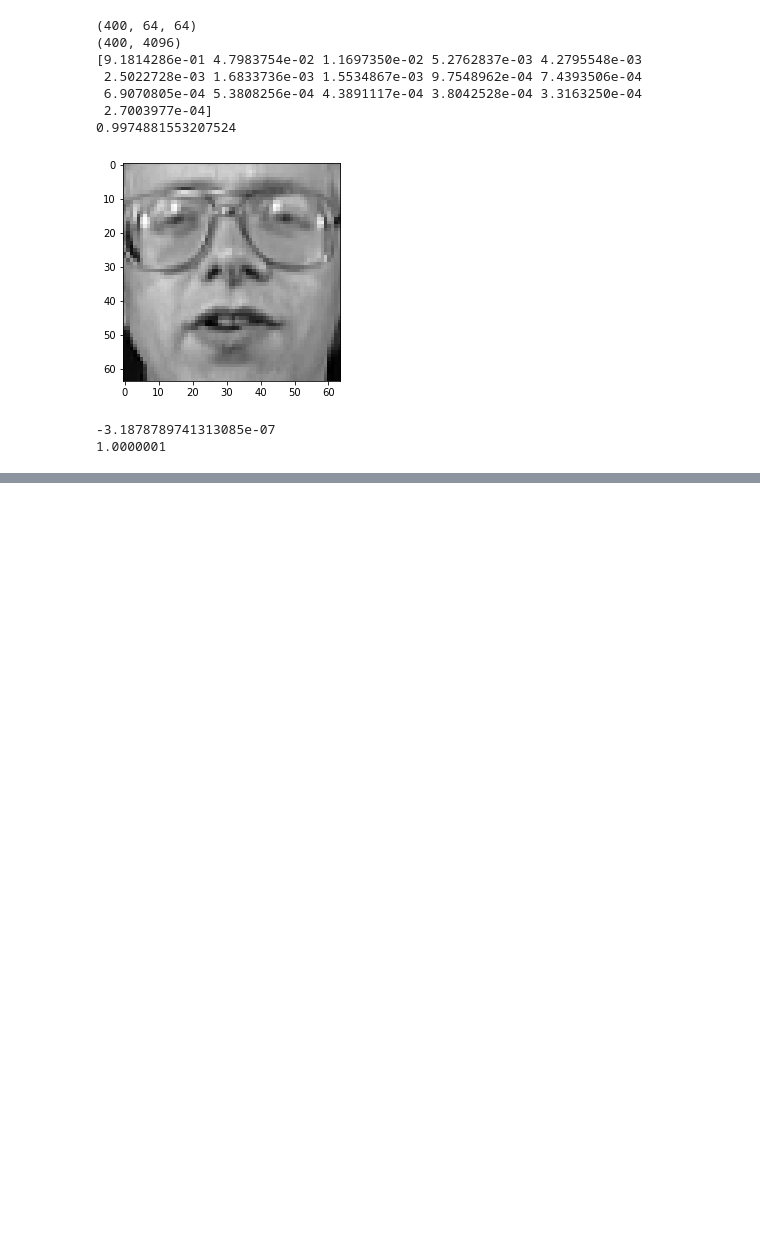
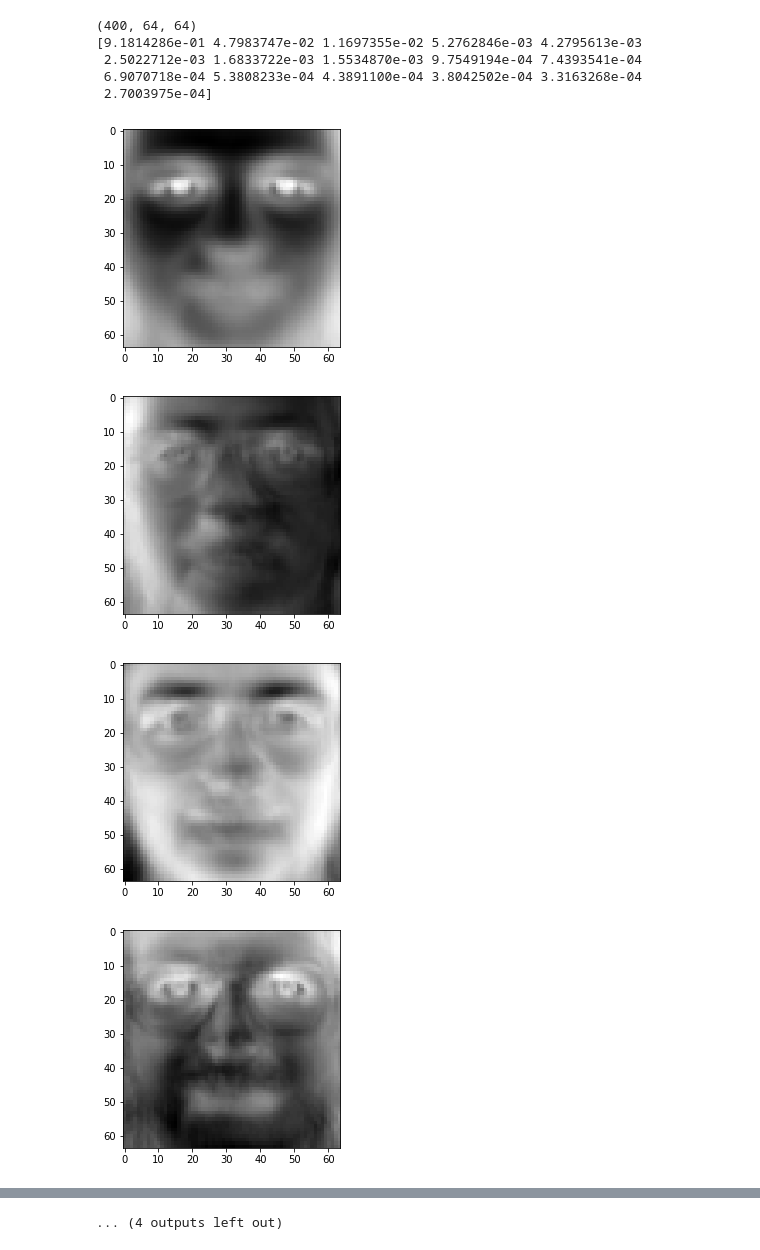
Before and after one commit to ishan-modi/image-reconstruction, a Jupyter notebook: image_reconstruction.ipynb, the cells around one changed output, grey strips where cells are left out. Drawn from its saved outputs; the diff is of its cells as text; code cells hidden in the pictures; blank space fills up the shorter version.

Commit message:
reconstruction top 16 vectors

```diff
--- a/image_reconstruction.ipynb
+++ b/image_reconstruction.ipynb
@@ -11,12 +11,10 @@ def zscore(m):
 
 def pca(matrix,shape):
     matrix = np.dot(matrix.T,matrix)/shape[0]
-    values,vectors=eig(matrix)
-
+    values,vectors=eigh(matrix)
+    vectors=np.asarray(vectors).T
     res = {values[i]: vectors[i] for i in range(len(values))}
-
-    od=OrderedDict(sorted(res.items()))
-
+    od=OrderedDict(sorted(res.items(),reverse=True))
     return od
 
 def show_img(vector):
@@ -39,12 +37,7 @@ def reconstruction(alphas,base_faces):
     else:
       temp+=base_faces[i]*alphas[i]
 
-    #temp=zscore(temp.reshape((1,temp.shape[0]))).reshape(-1)
-    #plt.subplot(5,5,i+1)
-
   show_img(temp)
-
-  #plt.show()
 # %%
 olivetti = fetch_olivetti_faces()
 
@@ -52,33 +45,30 @@ data = olivetti.images
 shape=data.shape
 print(shape)
 
+data=data.reshape(shape[0],shape[1]*shape[2])
+
 data = zscore(data.reshape(shape[0],shape[1]*shape[2]))
-#base_faces_dict = pca(data,shape)
-print(data.shape)
+base_faces_dict = pca(data,shape)
+
+################## Using Library ##########################
+
 pca = PCA(n_components = 16)
 matrix = np.dot(data.T,data)/shape[0]
 temp=pca.fit(matrix)
-base_faces=pca.components_
+base_faces_pca=pca.components_
 print(pca.explained_variance_ratio_)
-print(sum(pca.explained_variance_ratio_))
 # %% [output]
 (400, 64, 64)
-(400, 4096)
-[9.1814286e-01 4.7983754e-02 1.1697350e-02 5.2762837e-03 4.2795548e-03
- 2.5022728e-03 1.6833736e-03 1.5534867e-03 9.7548962e-04 7.4393506e-04
- 6.9070805e-04 5.3808256e-04 4.3891117e-04 3.8042528e-04 3.3163250e-04
- 2.7003977e-04]
-0.9974881553207524
+[9.1814286e-01 4.7983747e-02 1.1697355e-02 5.2762846e-03 4.2795613e-03
+ 2.5022712e-03 1.6833722e-03 1.5534870e-03 9.7549194e-04 7.4393541e-04
+ 6.9070718e-04 5.3808233e-04 4.3891100e-04 3.8042502e-04 3.3163268e-04
+ 2.7003975e-04]
-# %%
-show_img(data[10])
-sum=0
-for i in data[10]:
-    sum+=i
-print(sum/len(data[10]))
-print(np.var(data[10]))
-# %% [output]
-[figure, removed]
--3.1878789741313085e-07
-1.0000001
 # %%
-base_faces=[base_faces_dict[i] for i in list(base_faces_dict)[:3000]]
+base_faces=[base_faces_dict[i] for i in base_faces_dict]
+for i in range(16):
+    show_img(base_faces[i])
+# %% [output]
+[figure, added]
+[figure, added]
+[figure, added]
+[figure, added]
@@ -84,0 +83 @@ base_faces=[base_faces_dict[i] for i in list(base_faces_dict)[:3000]]
+... (4 outputs left out)
```
Also changed, not shown: parts of 4 cells of this notebook.
